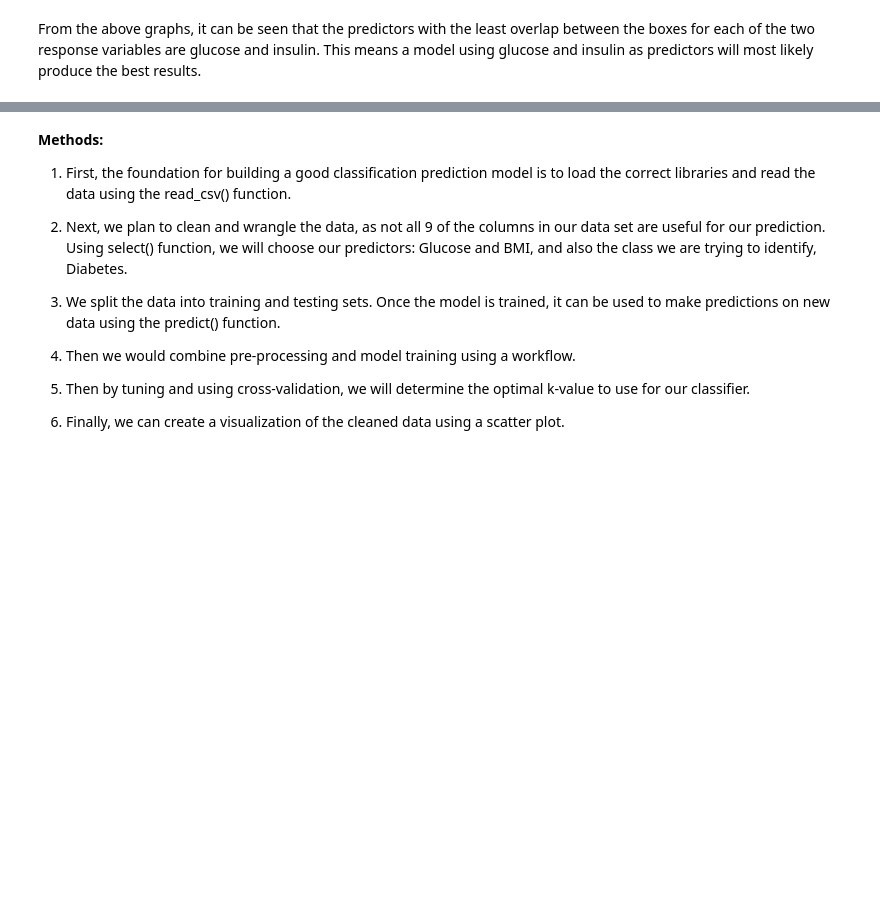
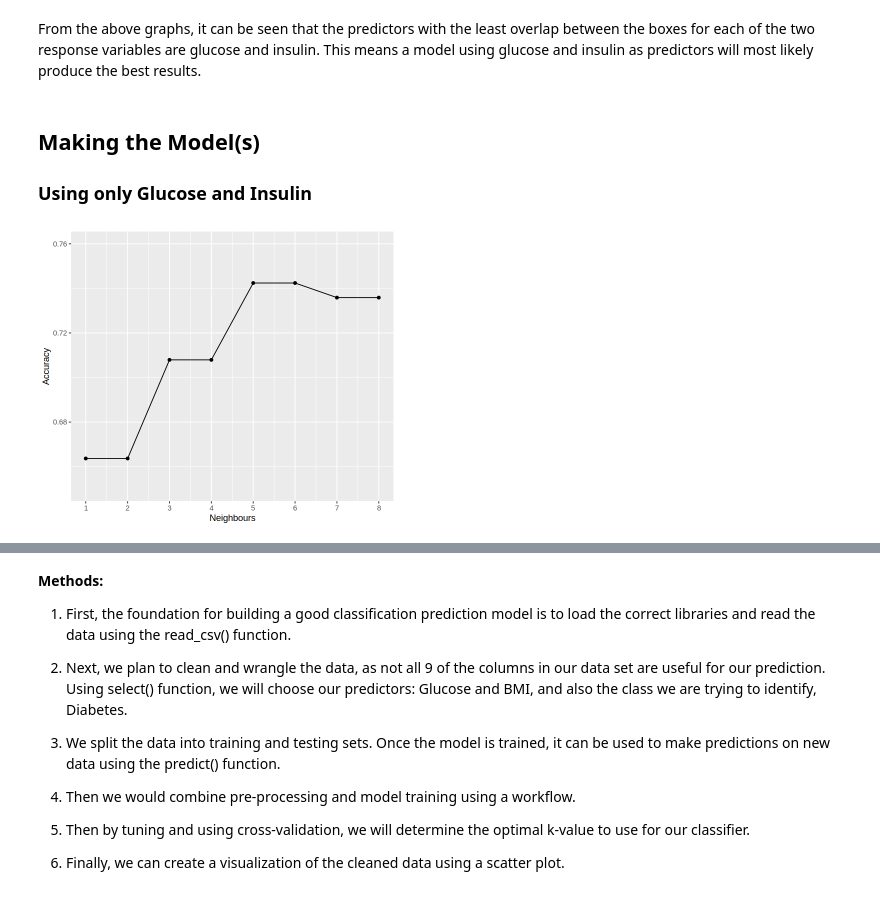
Before and after one commit to asnbl/dsci-100-2023-24W-group-16, a Jupyter notebook: Group project proposal.ipynb, the cells around one changed output, grey strips where cells are left out. Cells and saved outputs as stored; diff of their text form; code cells hidden in the pictures; blank space fills up the shorter version.

Commit message:
Made knn classification models
1 using glucose and insulin
1 using all predictors

```diff
--- a/Group project proposal.ipynb
+++ b/Group project proposal.ipynb
@@ -235,3 +180,52 @@ The plot is a box plot showing that the values of the Diabetes Pedigree Function
 ### Overall Conclusion
 # %% [markdown]
 From the above graphs, it can be seen that the predictors with the least overlap between the boxes for each of the two response variables are glucose and insulin. This means a model using glucose and insulin as predictors will most likely produce the best results.
+# %% [markdown]
+## Making the Model(s)
+### Using only Glucose and Insulin
+# %%
+# Using only glucose and insulin
+# Set the seed
+set.seed(1000)
+
+options(repr.plot.height = 5, repr.plot.width = 6)
+
+dia1_split <- diabetes_clean |>
+            select(Glucose, Insulin, Diabetes) |>
+            na.omit() |>
+            initial_split(prop = 0.75, strata = Diabetes)
+
+dia1_train <- training(dia1_split)
+
+dia1_test <- testing(dia1_split)
+
+k_vals <- tibble(neighbors = seq(from = 1, to = 8))
+
+knn_spec <- nearest_neighbor(weight_func = "rectangular", neighbors = tune()) |>
+            set_engine("kknn") |>
+            set_mode("classification")
+
+dia1_recipe <- recipe(Diabetes ~., data = dia1_train) |>
+            step_scale(all_predictors()) |>
+            step_center(all_predictors())
+
+dia1_vfold <- vfold_cv(dia1_train, v = 5, strata = Diabetes)
+
+
+dia1_results <- workflow() |>
+            add_recipe(dia1_recipe) |>
+            add_model(knn_spec) |>
+            tune_grid(resamples = dia1_vfold, grid = k_vals) |>
+            collect_metrics()
+
+cross_val_plot <- filter(dia1_results, .metric == "accuracy") |>
+    ggplot(aes(x = neighbors, y = mean)) +
+    geom_point() +
+    geom_line() +
+    labs(x = "Neighbours", y = "Accuracy") +
+    scale_x_continuous(breaks = seq(0, 20)) +
+    scale_y_continuous(limits = c(0.65, 0.76))
+
+cross_val_plot
+# %% [output]
+[figure, added]
```
Also changed, not shown: parts of 19 cells of this notebook.
